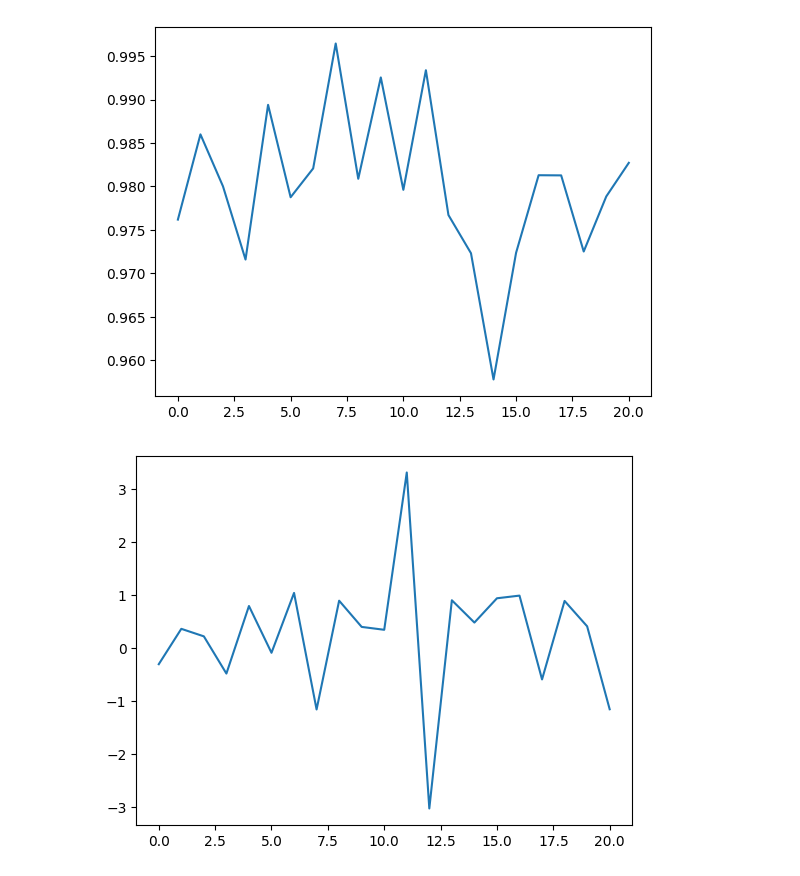
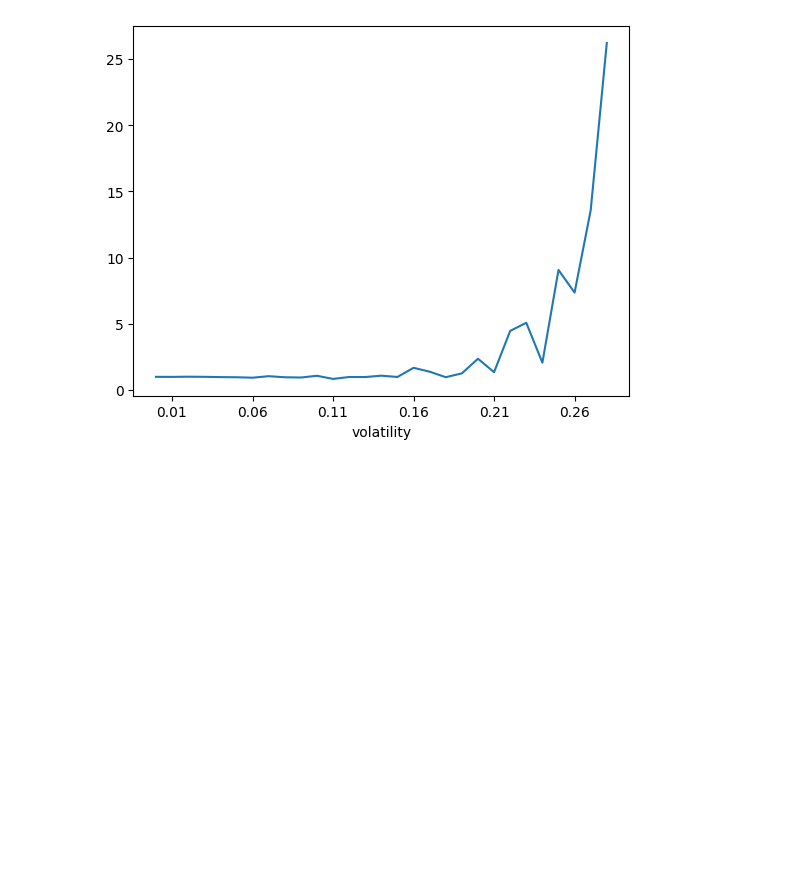
Before and after one commit to Sy-Sang/finance_utils, a Jupyter notebook: finance_utils/asset/spot/nb/nb5.ipynb, the cells around one changed output. Cells and saved outputs as stored; diff of their text form; code cells hidden in the pictures; blank space fills up the shorter version.

```diff
--- a/finance_utils/asset/spot/nb/nb5.ipynb
+++ b/finance_utils/asset/spot/nb/nb5.ipynb
@@ -221,13 +232,15 @@ print(s/epoch)
 # %%
+from easy_utils.number_utils.number_utils import EasyFloat
 mean_bdca = []
+mean_spot = []
 sharp_bdca = []
-for i in range(1,22,1):
-    epoch = 200
+for i,v in enumerate(EasyFloat.frange(0.01,0.3,0.01)):
+    epoch = 500
     spot_list = []
     std_list = []
     for _ in tqdm.trange(epoch):
-        test.new_processes([0.03] * 1, [0.015] * 1, (1,1),[0] * 1)
-        spot, sdt = test.simple_dca_trade(200000,i)
+        test.new_processes([0.03] * 1, [v] * 1, (1,1), (100,100),[0] * 1)
+        spot, sdt = test.simple_dca_trade(2000 * 12, 22)
         spot_list.append(spot)
         std_list.append(sdt)
     spot_array = numpy.array(spot_list)
@@ -239,13 +252,20 @@ for i in range(1,22,1):
         b+=sharp(std_array[i])
     # print([i,numpy.mean(spot_array[:,-1]), a/epoch])
     # print([i,numpy.mean(std_array[:,-1]), b/epoch])
-    mean_bdca.append(numpy.mean(std_array[:,-1]) / numpy.mean(spot_array[:,-1]))
-    sharp_bdca.append(b/a)
+    mean_bdca.append(numpy.mean(std_array[:,-1]))
+    mean_spot.append(numpy.mean(spot_array[:,-1]))
+    sharp_bdca.append(b)
-# %%
-pyplot.plot(mean_bdca)
-pyplot.show()
-pyplot.plot(sharp_bdca)
-pyplot.show()
-# %% [output]
-[figure, removed]
-[figure, removed]
+# %%
+# pyplot.plot(mean_spot)
+data = numpy.array(mean_bdca) / numpy.array(mean_spot)
+pyplot.plot(
+    data
+)
+# pyplot.plot([1.03] * 29)
+pyplot.xticks(range(1,30,5), EasyFloat.frange(0.01,0.3,0.05))
+pyplot.xlabel("volatility")
+pyplot.show()
+# pyplot.plot(sharp_bdca)
+# pyplot.show()
+# %% [output]
+[figure, added]
```
Also changed, not shown: parts of 11 cells of this notebook, 1 other file.
